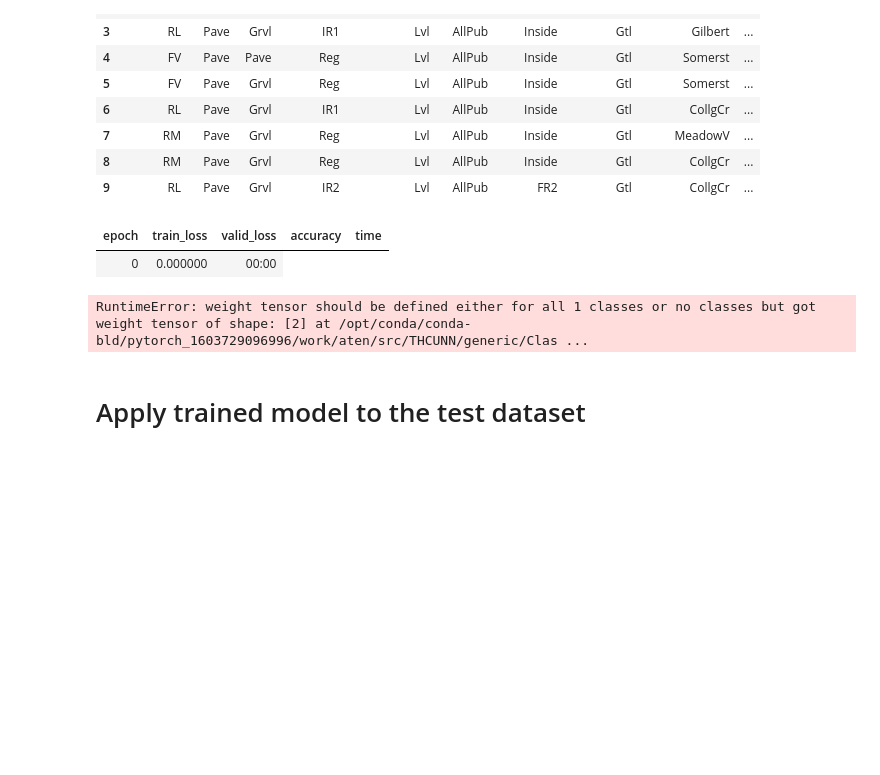
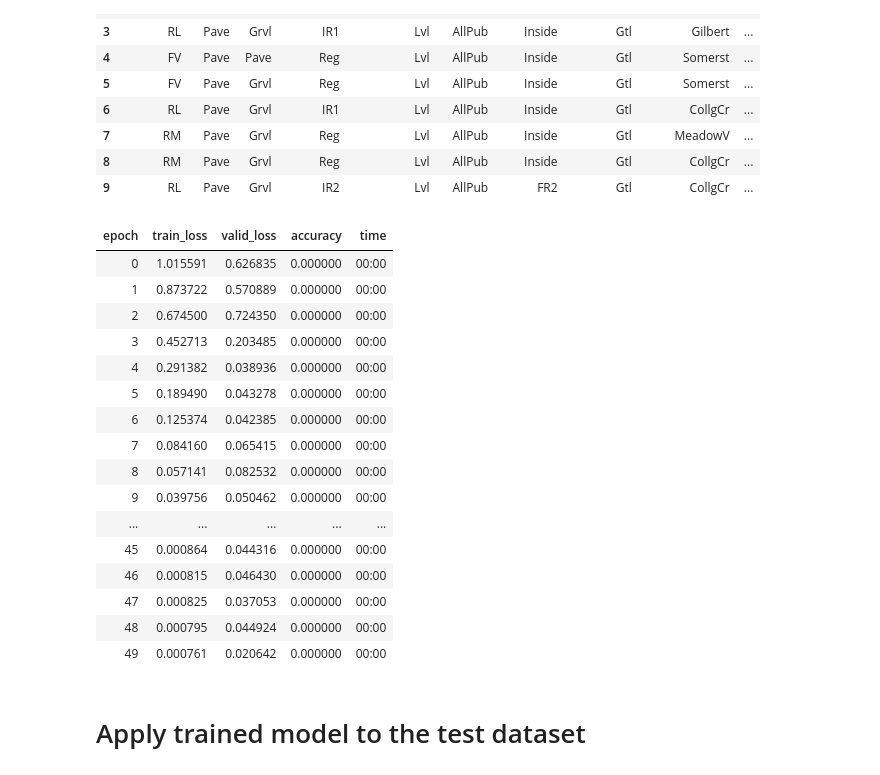
Before and after one commit to PacktPublishing/Deep-Learning-with-fastai-Cookbook, a Jupyter notebook: ch3/accessing_non_curated_datasets.ipynb, the cells around one changed output. Saved outputs shown, nothing was run; the diff lists cells and outputs as text; code cells hidden in the pictures; blank space fills up the shorter version.

```diff
--- a/ch3/accessing_non_curated_datasets.ipynb
+++ b/ch3/accessing_non_curated_datasets.ipynb
@@ -95,0 +99,7 @@ len cat is  43
+# %%
+# set target column
+# df.loc[df.ID == 103, 'FirstName'] = "Matt"
+mean_sp = df_train['SalePrice'].mean()
+df_train['SalePrice'] = df_train.loc[df_train.SalePrice <= mean_sp,'SalePrice'] = 0
+df_train['SalePrice'] = df_train.loc[df_train.SalePrice > mean_sp,'SalePrice'] = 1
+df_train.head()
@@ -217,14 +238,28 @@ dls_house.valid.show_batch()
 # %%
 # define and fit the model
 # initial attempt messed up because of problem with filling in missing values incorrectly
 class_weights=torch.FloatTensor([0.5, 0.5]).cuda()
-learn = tabular_learner(dls_house,loss_func=CrossEntropyLossFlat(weight = class_weights), layers=[200,100], metrics=accuracy)
+learn = tabular_learner(dls_house, layers=[200,100], metrics=accuracy)
 # learn = tabular_learner(dls_house, layers=[200,100], metrics=accuracy)
-learn.fit_one_cycle(10)
+learn.fit_one_cycle(50)
 # %% [output]
 | epoch | train_loss | valid_loss | accuracy | time |
-| 0 | 0.000000 | 00:00 |
+| 0 | 1.015591 | 0.626835 | 0.000000 | 00:00 |
+| 1 | 0.873722 | 0.570889 | 0.000000 | 00:00 |
+| 2 | 0.674500 | 0.724350 | 0.000000 | 00:00 |
+| 3 | 0.452713 | 0.203485 | 0.000000 | 00:00 |
+| 4 | 0.291382 | 0.038936 | 0.000000 | 00:00 |
+| 5 | 0.189490 | 0.043278 | 0.000000 | 00:00 |
+| 6 | 0.125374 | 0.042385 | 0.000000 | 00:00 |
+| 7 | 0.084160 | 0.065415 | 0.000000 | 00:00 |
+| 8 | 0.057141 | 0.082532 | 0.000000 | 00:00 |
+| 9 | 0.039756 | 0.050462 | 0.000000 | 00:00 |
+| ... | ... | ... | ... | ... |
+| 45 | 0.000864 | 0.044316 | 0.000000 | 00:00 |
+| 46 | 0.000815 | 0.046430 | 0.000000 | 00:00 |
+| 47 | 0.000825 | 0.037053 | 0.000000 | 00:00 |
+| 48 | 0.000795 | 0.044924 | 0.000000 | 00:00 |
+| 49 | 0.000761 | 0.020642 | 0.000000 | 00:00 |
-RuntimeError: weight tensor should be defined either for all 1 classes or no classes but got weight tensor of shape: [2] at /opt/conda/conda-bld/pytorch_1603729096996/work/aten/src/THCUNN/generic/Clas ...
 # %% [markdown]
 # Apply trained model to the test dataset
 # %%
```
Also changed, not shown: parts of 4 cells of this notebook.
